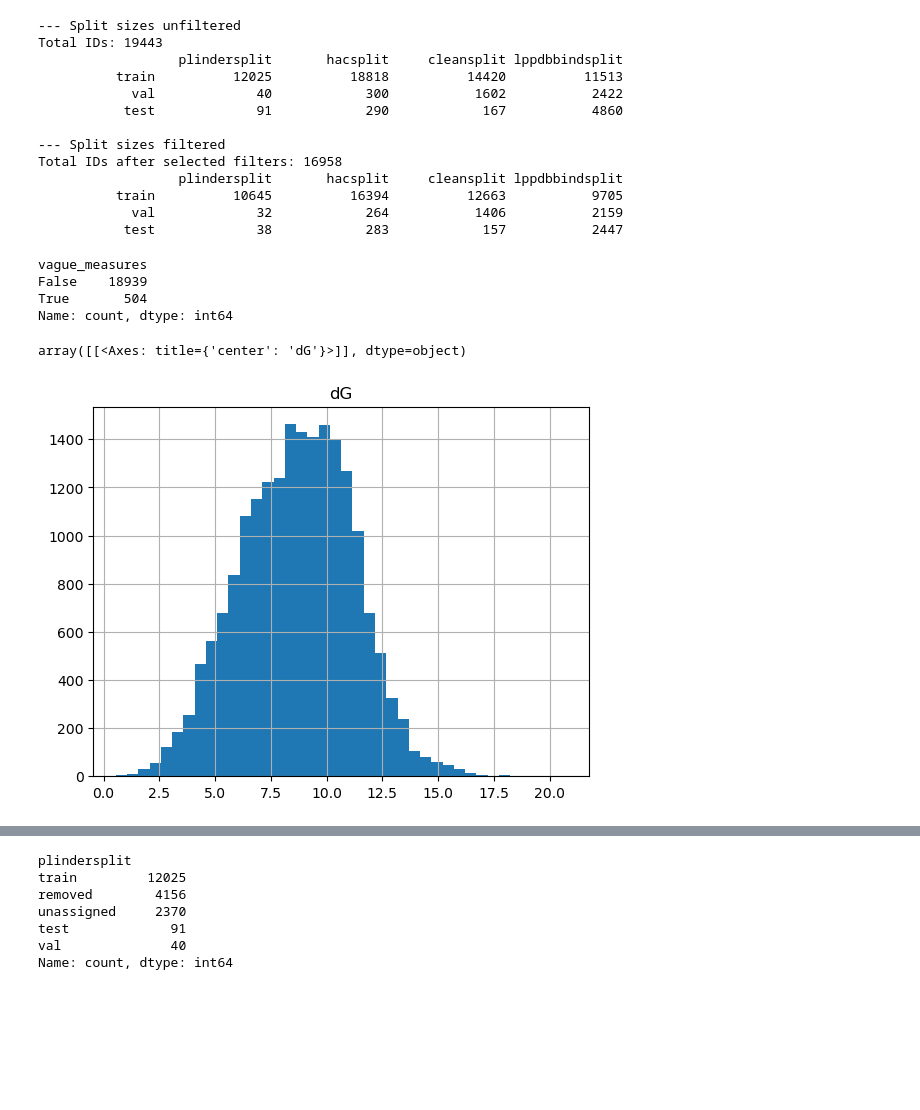
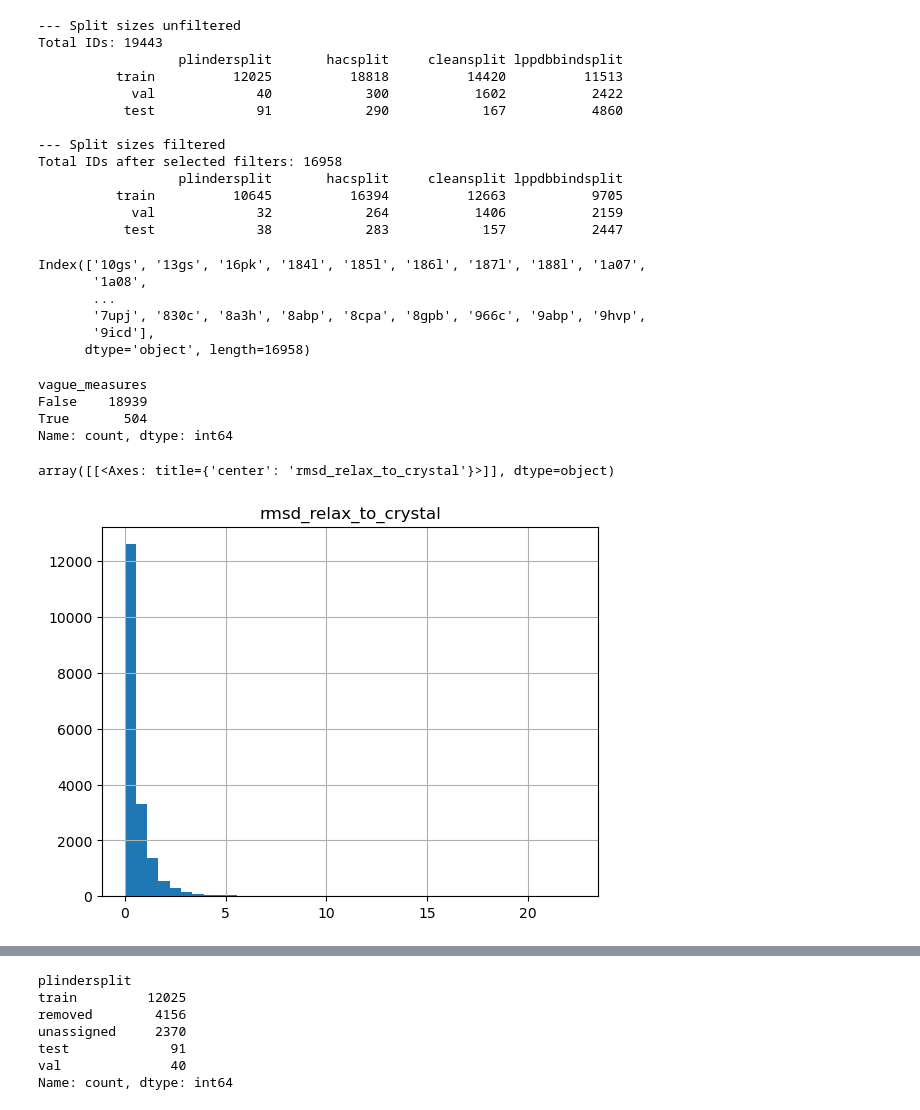
Before and after one commit to Hackefleisch/pdbbind_dock, a Jupyter notebook: analysis.ipynb, the cells around one changed output, grey strips where cells are left out. Cells and saved outputs as stored; diff of their text form; code cells hidden in the pictures; blank space fills up the shorter version.

```diff
--- a/analysis.ipynb
+++ b/analysis.ipynb
@@ -175,6 +175,15 @@ Total IDs after selected filters: 16958
           train          10645          16394          12663           9705
             val             32            264           1406           2159
            test             38            283            157           2447
+# %%
+df_f.index
+# %% [output]
+Index(['10gs', '13gs', '16pk', '184l', '185l', '186l', '187l', '188l', '1a07',
+       '1a08',
+       ...
+       '7upj', '830c', '8a3h', '8abp', '8cpa', '8gpb', '966c', '9abp', '9hvp',
+       '9icd'],
+      dtype='object', length=16958)
 # %%
 df['vague_measures'].value_counts()
 # %% [output]
@@ -183,7 +192,7 @@ False    18939
 True       504
 Name: count, dtype: int64
 # %%
-df.hist(column='dG', bins=40)
+df.hist(column='rmsd_relax_to_crystal', bins=40)
 # %% [output]
-array([[<Axes: title={'center': 'dG'}>]], dtype=object)
+array([[<Axes: title={'center': 'rmsd_relax_to_crystal'}>]], dtype=object)
-[figure, old version]
+[figure, new version]
```
Also changed, not shown: parts of 3 cells of this notebook.
